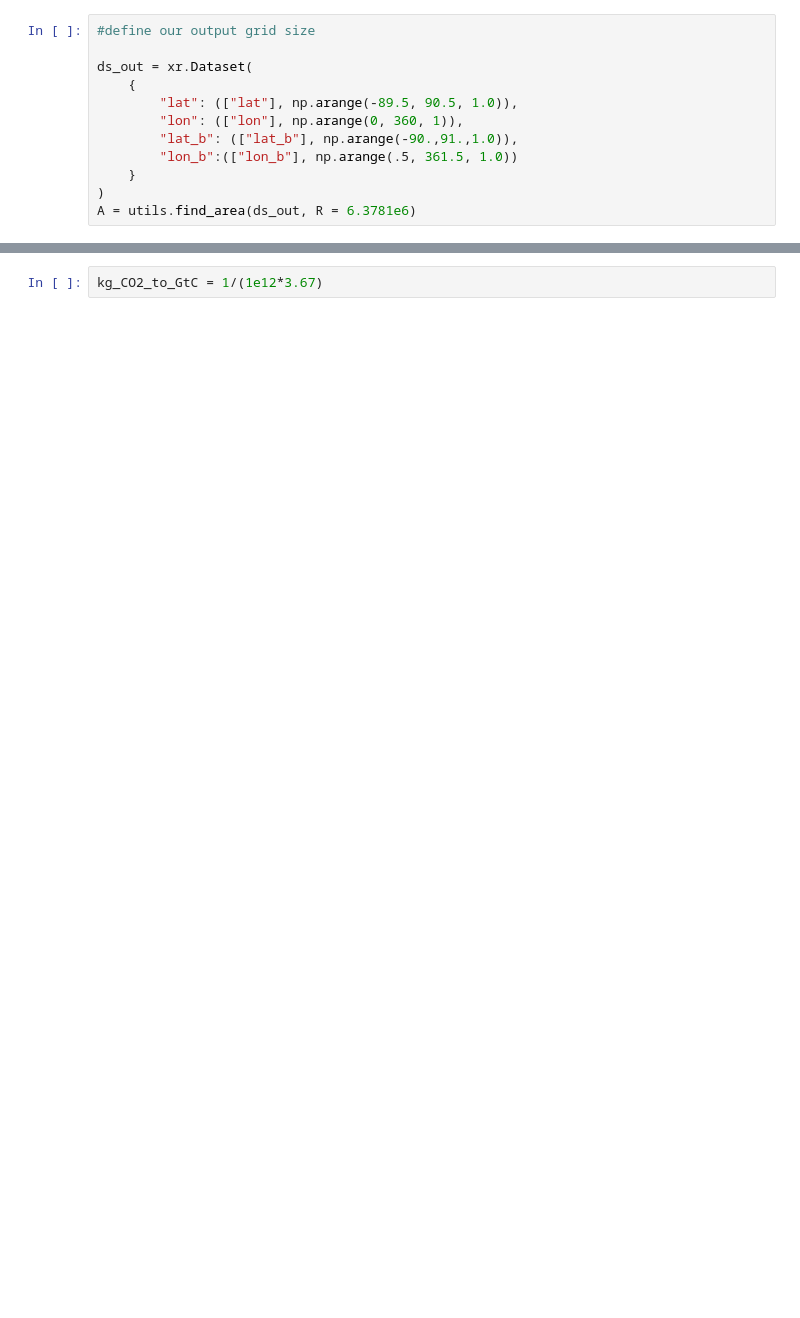
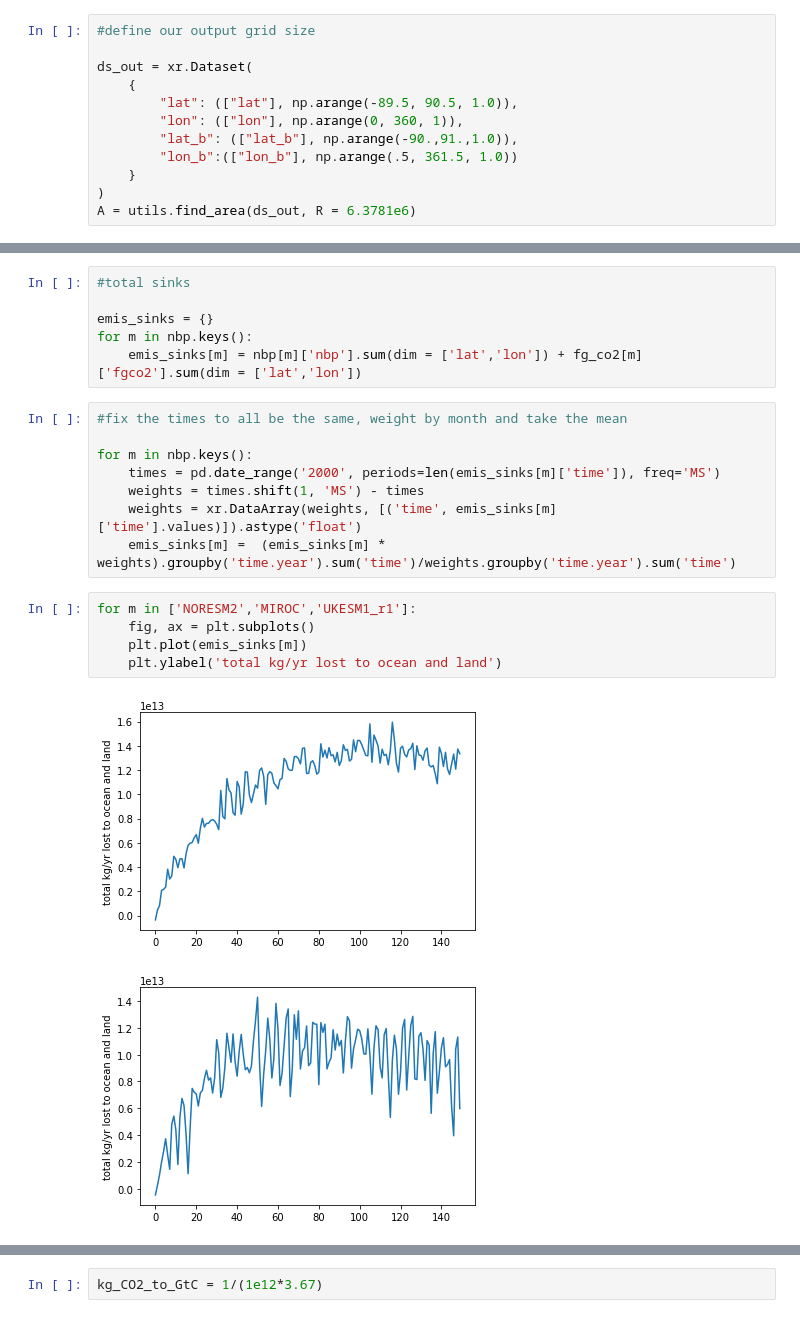
Before and after one commit to lfreese/CO2_greens, a Jupyter notebook: 1pct_concentration_profile.ipynb, the cells around one changed output, grey strips where cells are left out. Drawn from its saved outputs; the diff is of its cells as text; blank space fills up the shorter version.

```diff
--- a/1pct_concentration_profile.ipynb
+++ b/1pct_concentration_profile.ipynb
@@ -399,0 +285,22 @@ for m in model_run_control_dict.keys():
+# %%
+#total sinks
+
+emis_sinks = {}
+for m in nbp.keys():
+    emis_sinks[m] = nbp[m]['nbp'].sum(dim = ['lat','lon']) + fg_co2[m]['fgco2'].sum(dim = ['lat','lon'])
+# %%
+#fix the times to all be the same, weight by month and take the mean
+
+for m in nbp.keys():
+    times = pd.date_range('2000', periods=len(emis_sinks[m]['time']), freq='MS')
+    weights = times.shift(1, 'MS') - times
+    weights = xr.DataArray(weights, [('time', emis_sinks[m]['time'].values)]).astype('float')
+    emis_sinks[m] =  (emis_sinks[m] * weights).groupby('time.year').sum('time')/weights.groupby('time.year').sum('time')
+# %%
+for m in ['NORESM2','MIROC','UKESM1_r1']:
+    fig, ax = plt.subplots()
+    plt.plot(emis_sinks[m])
+    plt.ylabel('total kg/yr lost to ocean and land')
+# %% [output]
+[figure, added]
+[figure, added]
```
Also changed, not shown: parts of 75 cells of this notebook, 44 other files.
